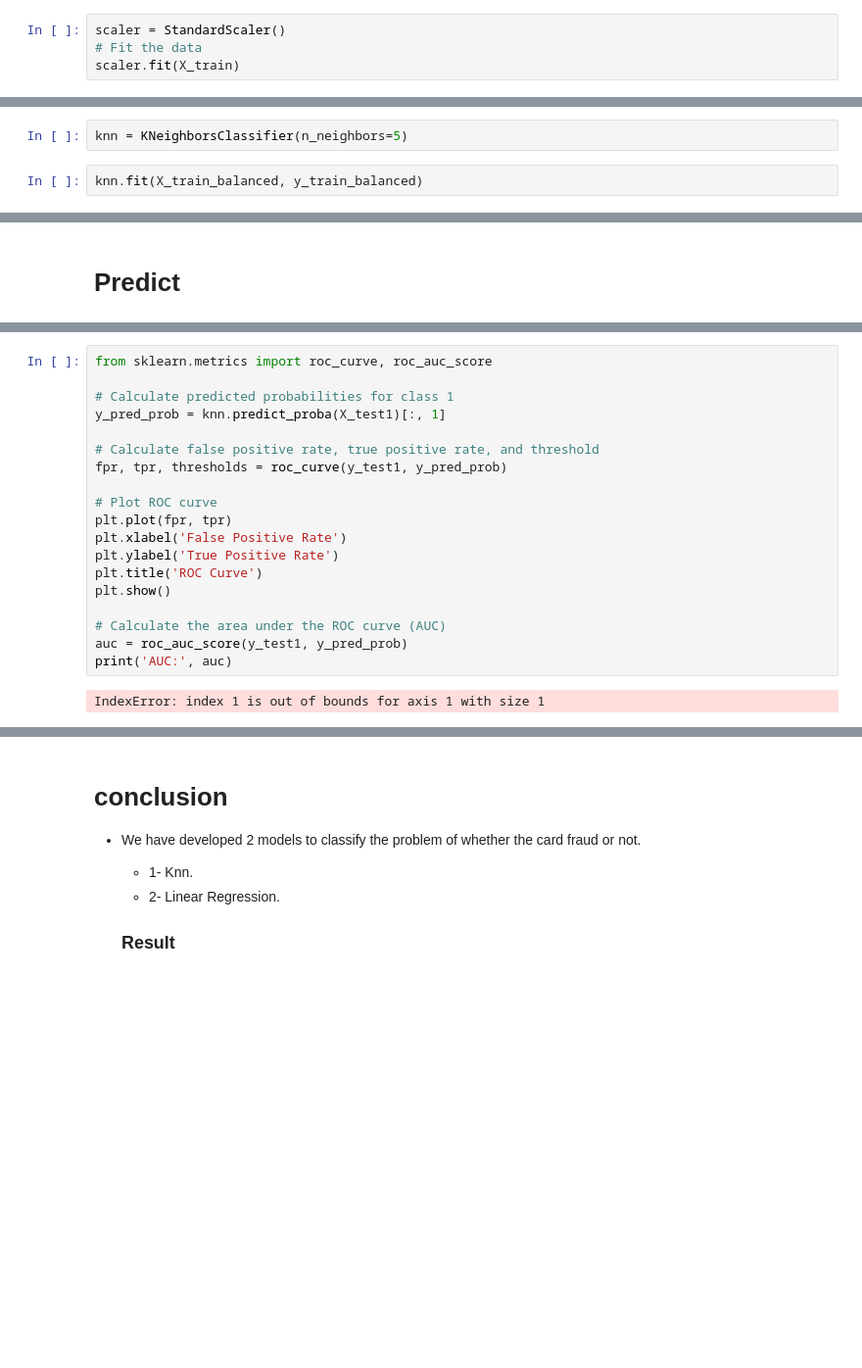
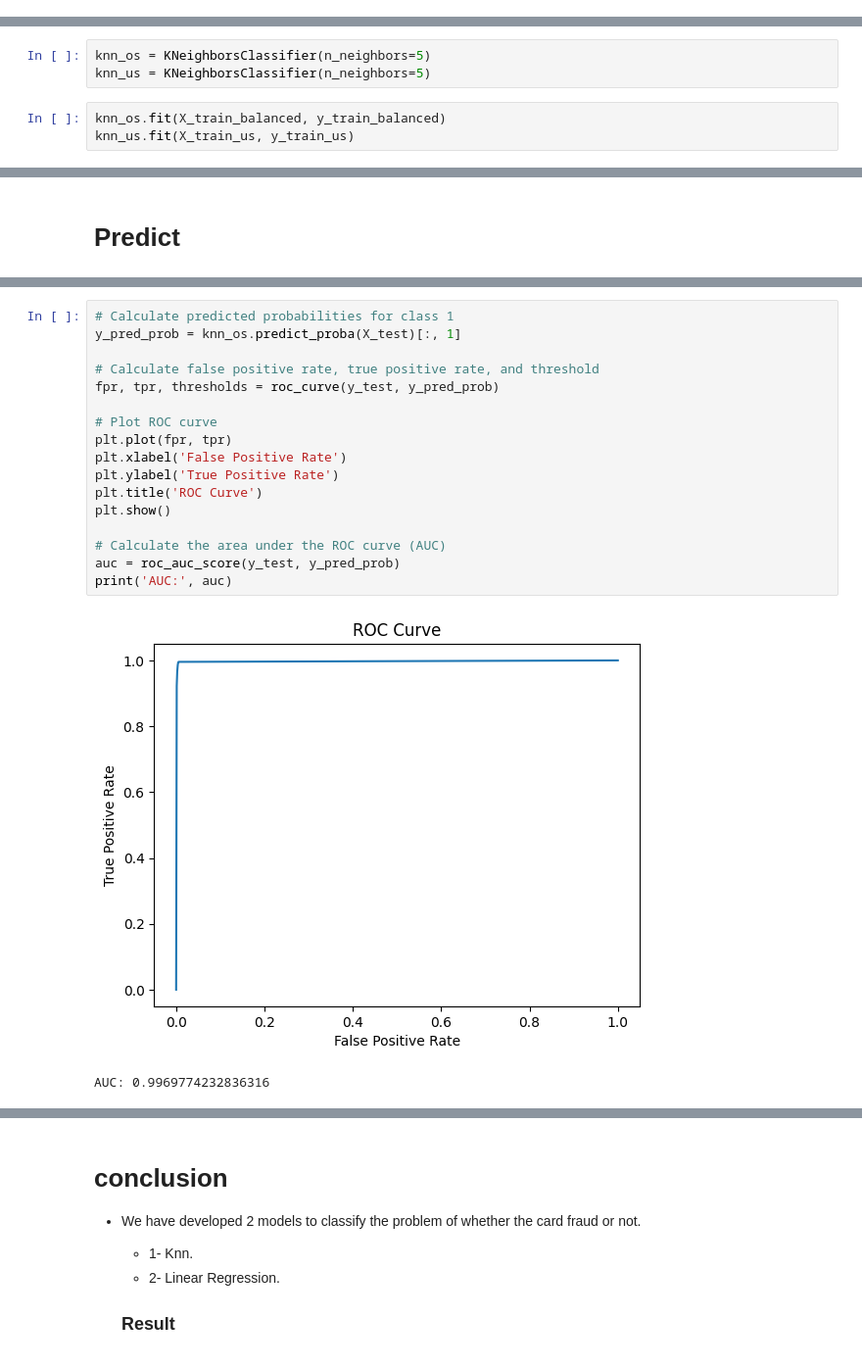
Before and after one commit to muhammed-elsherif/Machine-Learning, a Jupyter notebook: numerical.ipynb, the cells around one changed output, grey strips where cells are left out. Shown at 98% size. Cells and saved outputs as stored; diff of their text form; blank space fills up the shorter version.

```diff
--- a/numerical.ipynb
+++ b/numerical.ipynb
@@ -196,6 +223,2 @@ Y test shape     =  (215606,)
 # %% [markdown]
 #  Feature Scalling
-# %%
-scaler = StandardScaler()
-# Fit the data
-scaler.fit(X_train)
@@ -274,6 +346,8 @@ Y test shape     =  (2698,)
 # %% [markdown]
 # Train
 # %%
-knn = KNeighborsClassifier(n_neighbors=5)
+knn_os = KNeighborsClassifier(n_neighbors=5)
+knn_us = KNeighborsClassifier(n_neighbors=5)
 # %%
-knn.fit(X_train_balanced, y_train_balanced)
+knn_os.fit(X_train_balanced, y_train_balanced)
+knn_us.fit(X_train_us, y_train_us)
@@ -344,21 +420,20 @@ Confusion matrix:
 # %%
-from sklearn.metrics import roc_curve, roc_auc_score
-
 # Calculate predicted probabilities for class 1
-y_pred_prob = knn.predict_proba(X_test1)[:, 1]
+y_pred_prob = knn_os.predict_proba(X_test)[:, 1]
 
 # Calculate false positive rate, true positive rate, and threshold
-fpr, tpr, thresholds = roc_curve(y_test1, y_pred_prob)
+fpr, tpr, thresholds = roc_curve(y_test, y_pred_prob)
 
 # Plot ROC curve
 plt.plot(fpr, tpr)
 plt.xlabel('False Positive Rate')
 plt.ylabel('True Positive Rate')
 plt.title('ROC Curve')
 plt.show()
 
 # Calculate the area under the ROC curve (AUC)
-auc = roc_auc_score(y_test1, y_pred_prob)
+auc = roc_auc_score(y_test, y_pred_prob)
 print('AUC:', auc)
 # %% [output]
+[figure, added]
-IndexError: index 1 is out of bounds for axis 1 with size 1
+AUC: 0.9969774232836316
```
Also changed, not shown: parts of 44 cells of this notebook.
